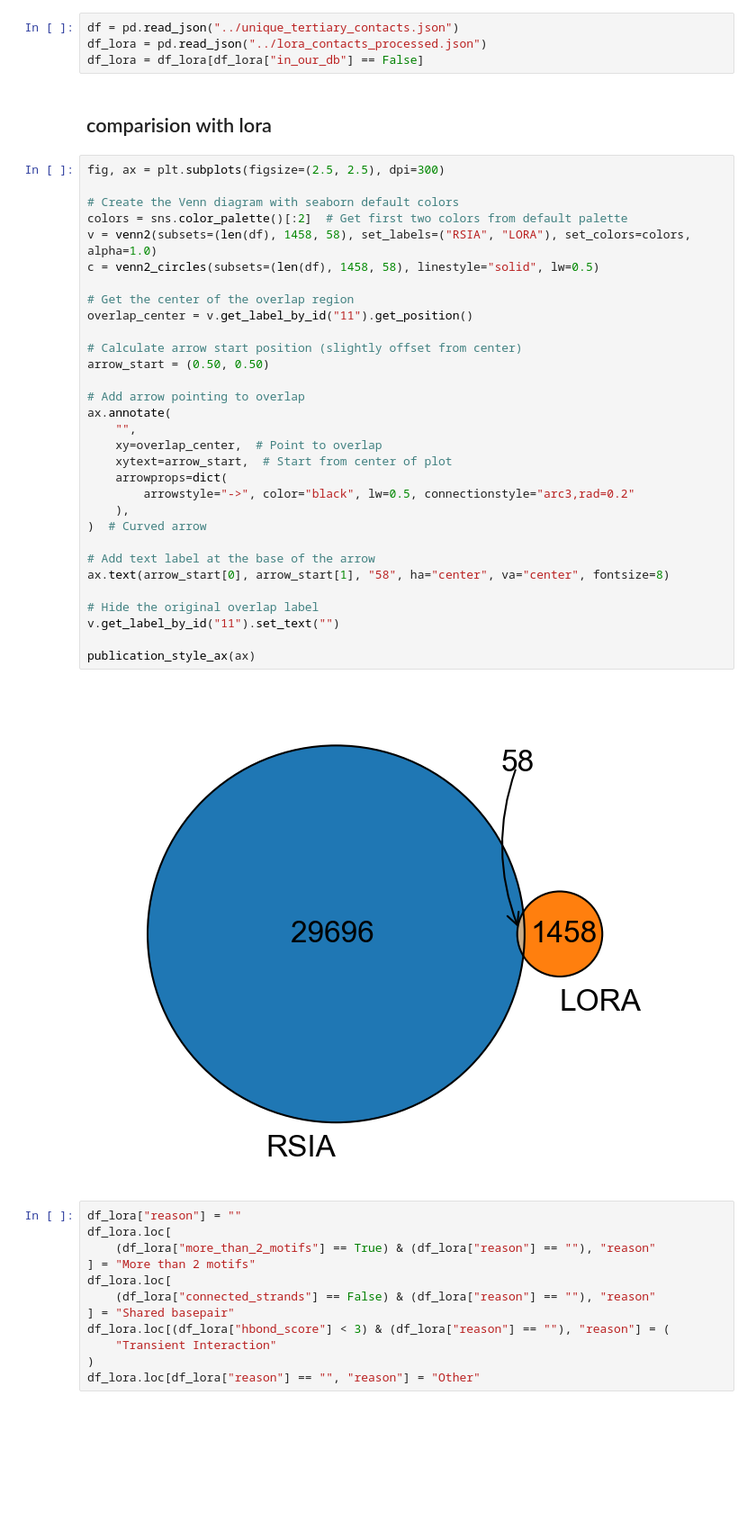
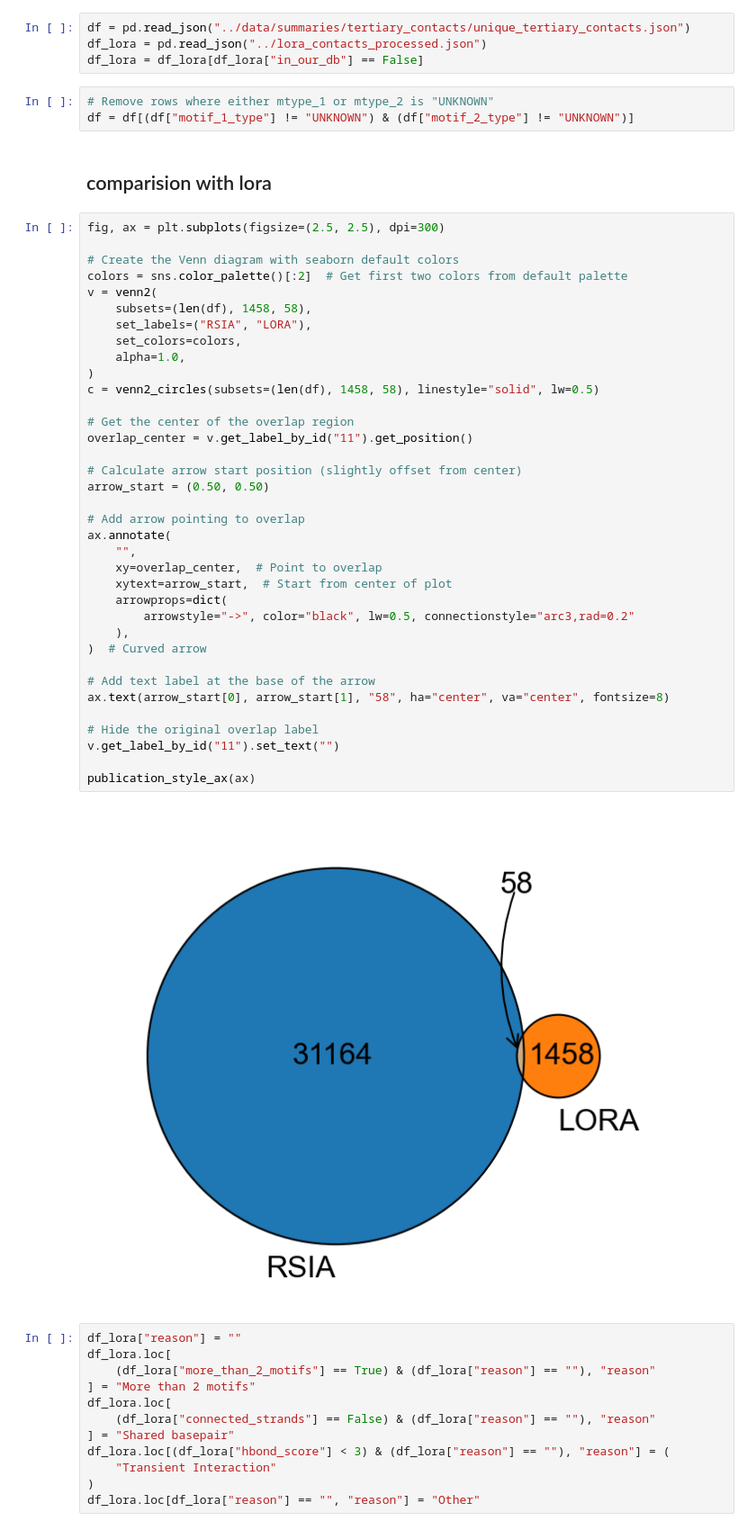
Before and after one commit to YesselmanLab/rna_motif_library, a Jupyter notebook: notebooks/tertiary_contacts.ipynb, the cells around one changed output. Shown: that part at 90% size. Drawn from its saved outputs; the diff is of its cells as text; blank space fills up the shorter version.

```diff
--- a/notebooks/tertiary_contacts.ipynb
+++ b/notebooks/tertiary_contacts.ipynb
@@ -11,42 +10,50 @@ from rna_motif_library.util import parse_motif_name
 # %%
-df = pd.read_json("../unique_tertiary_contacts.json")
+df = pd.read_json("../data/summaries/tertiary_contacts/unique_tertiary_contacts.json")
 df_lora = pd.read_json("../lora_contacts_processed.json")
 df_lora = df_lora[df_lora["in_our_db"] == False]
+# %%
+# Remove rows where either mtype_1 or mtype_2 is "UNKNOWN"
+df = df[(df["motif_1_type"] != "UNKNOWN") & (df["motif_2_type"] != "UNKNOWN")]
 # %% [markdown]
 ## comparision with lora
 # %%
 fig, ax = plt.subplots(figsize=(2.5, 2.5), dpi=300)
 
 # Create the Venn diagram with seaborn default colors
 colors = sns.color_palette()[:2]  # Get first two colors from default palette
-v = venn2(subsets=(len(df), 1458, 58), set_labels=("RSIA", "LORA"), set_colors=colors,  alpha=1.0)
+v = venn2(
+    subsets=(len(df), 1458, 58),
+    set_labels=("RSIA", "LORA"),
+    set_colors=colors,
+    alpha=1.0,
+)
 c = venn2_circles(subsets=(len(df), 1458, 58), linestyle="solid", lw=0.5)
 
 # Get the center of the overlap region
 overlap_center = v.get_label_by_id("11").get_position()
 
 # Calculate arrow start position (slightly offset from center)
 arrow_start = (0.50, 0.50)
 
 # Add arrow pointing to overlap
 ax.annotate(
     "",
     xy=overlap_center,  # Point to overlap
     xytext=arrow_start,  # Start from center of plot
     arrowprops=dict(
         arrowstyle="->", color="black", lw=0.5, connectionstyle="arc3,rad=0.2"
     ),
 )  # Curved arrow
 
 # Add text label at the base of the arrow
 ax.text(arrow_start[0], arrow_start[1], "58", ha="center", va="center", fontsize=8)
 
 # Hide the original overlap label
 v.get_label_by_id("11").set_text("")
 
 publication_style_ax(ax)
 # %% [output]
-[figure, old version]
+[figure, new version]
 # %%
 df_lora["reason"] = ""
 df_lora.loc[
```
Also changed, not shown: parts of 8 cells of this notebook, 5 other files.
